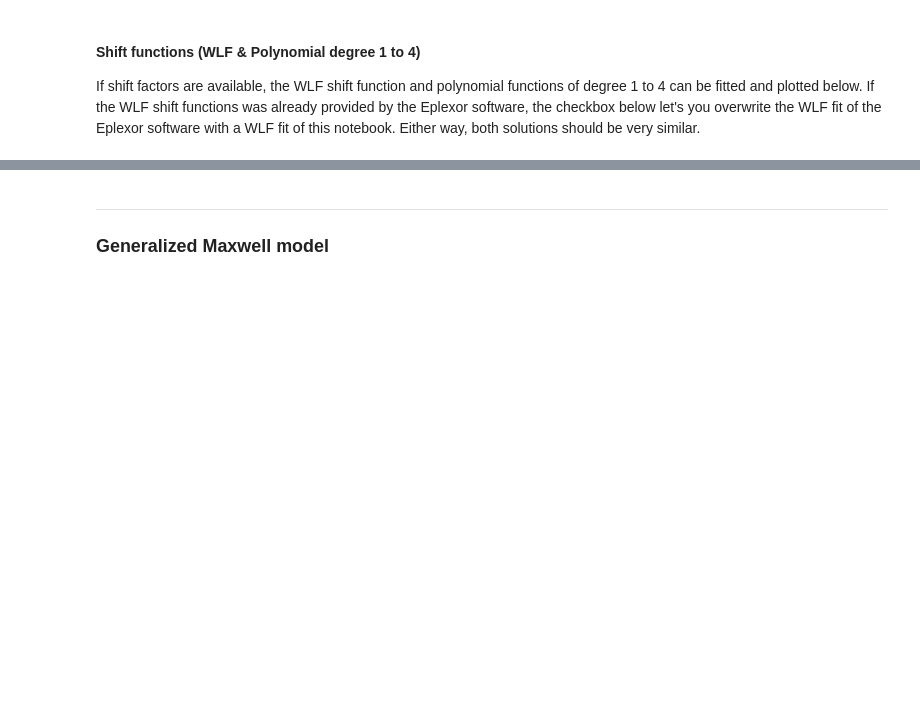
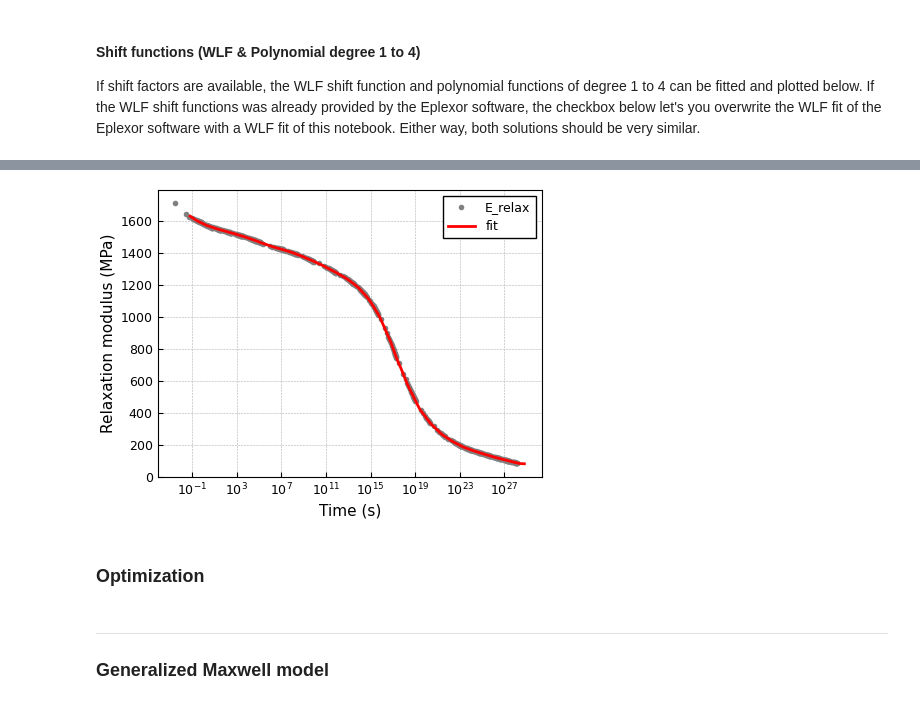
Before and after one commit to NREL/pyvisco, a Jupyter notebook: LinViscoFit.ipynb, the cells around one changed output, grey strips where cells are left out. Cells and saved outputs as stored; diff of their text form; code cells hidden in the pictures; blank space fills up the shorter version.

```diff
--- a/LinViscoFit.ipynb
+++ b/LinViscoFit.ipynb
@@ -221,0 +274,3 @@ Button(button_style='danger', description='fit Prony series', layout=Layout(heig
+# %%
+%%timeit -n1 -r1
+prony = fit_prony_time_tau(GUI.df_dis, GUI.df_master)
@@ -222,3 +279,10 @@ Button(button_style='danger', description='fit Prony series', layout=Layout(heig
+# %%
+df_GMaxw = visco.calc_GenMaxw(**prony)
+visco.plot_fit(GUI.df_master, df_GMaxw);
+# %% [output]
+[figure, added]
+# %% [markdown]
+### Optimization
 # %% [markdown]
 ***
 ### Generalized Maxwell model
```
Also changed, not shown: parts of 26 cells of this notebook, 2 other files.
